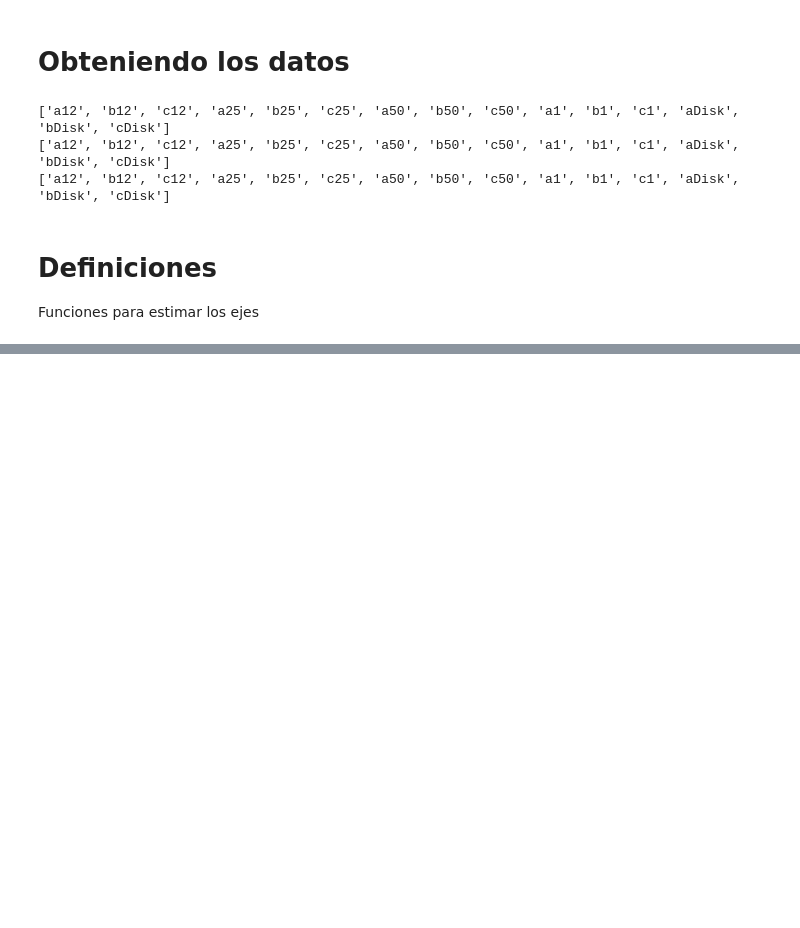
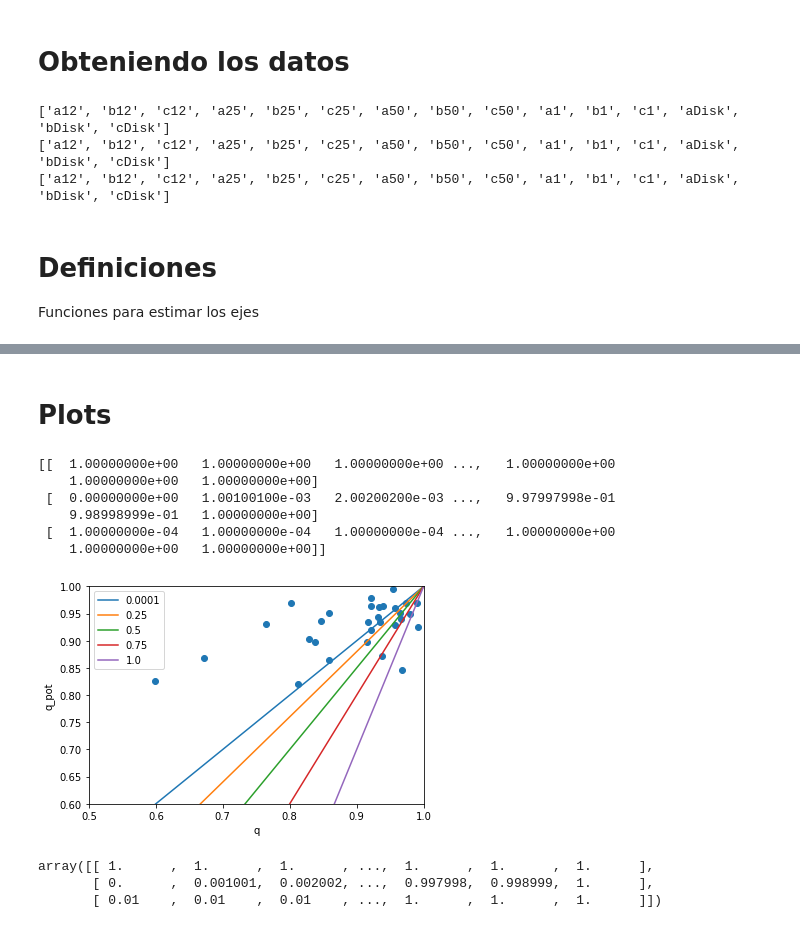
Before and after one commit to jdprada1760/Paper_Halo_shapes, a Jupyter notebook: Code/Shape_Methods_Comp.ipynb, the cells around one changed output, grey strips where cells are left out. Drawn from its saved outputs; the diff is of its cells as text; code cells hidden in the pictures; blank space fills up the shorter version.

```diff
--- a/Code/Shape_Methods_Comp.ipynb
+++ b/Code/Shape_Methods_Comp.ipynb
@@ -128,0 +181,64 @@ def get_potential_axes3(axes):
+# %% [markdown]
+# Plots
+# %%
+# VOLUMETRIC
+q = axesMHD[:,-2,1]/axesMHD[:,-2,0] # mid to major axial ratio
+s = axesMHD[:,-2,2]/axesMHD[:,-2,0] # minor to major axial ratio
+
+# ISODENSITY
+q_den = axes_den[:,-2,1]/axes_den[:,-2,0] # mid to major axial ratio
+s_den = axes_den[:,-2,2]/axes_den[:,-2,0] # minor to major axial ratio
+
+# ISODENSITY
+q_pot = axes_pot[:,-2,1]/axes_pot[:,-2,0] # mid to major axial ratio
+s_pot = axes_pot[:,-2,2]/axes_pot[:,-2,0] # minor to major axial ratio
+
+
+# Binney and Tremaine formula
+## (Q,S) = (f(q,s),g(q,s))
+# Given it is bivariate in each variable, we got to choose different values for s
+# Volumetric density semiaxes
+s_BT = np.array([0.0001,0.25,0.5,0.75,1]*1000)
+s_BT.sort()
+q_BT = np.array(5*list(np.linspace(0,1,1000)))
+axes_BT = np.zeros((3,5000))
+axes_BT[0] = 1.0
+# PRINCIPAL AXIS 1
+axes_BT[1] = q_BT
+axes_BT[2] = s_BT
+print(axes_BT)
+# The potential axes
+axes_BT_pot = get_potential_axes(axes_BT.copy())
+# ISODENSITY
+q_BT_pot = (axes_BT_pot[1]/axes_BT_pot[0]).reshape((5,1000)) # mid to major axial ratio
+s_BT_pot = (axes_BT_pot[2]/axes_BT_pot[0]).reshape((5,1000)) # minor to major axial ratio
+
+
+# Plots real data collected
+plt.scatter(q,q_pot)
+# Binney and tremaine plots
+for i in range(0,5):
+    plt.plot(q_BT[:1000],q_BT_pot[i],label = s_BT.reshape(5,1000)[i,0])
+
+
+plt.xlim(0.5,1)
+plt.ylim(0.6,1)
+
+plt.xlabel('q')
+plt.ylabel('q_pot')
+plt.legend()
+plt.show()
+# %% [output]
+[[  1.00000000e+00   1.00000000e+00   1.00000000e+00 ...,   1.00000000e+00
+    1.00000000e+00   1.00000000e+00]
+ [  0.00000000e+00   1.00100100e-03   2.00200200e-03 ...,   9.97997998e-01
+    9.98998999e-01   1.00000000e+00]
+ [  1.00000000e-04   1.00000000e-04   1.00000000e-04 ...,   1.00000000e+00
+    1.00000000e+00   1.00000000e+00]]
+[figure, added]
+# %%
+axes_BT
+# %% [output]
+array([[ 1.      ,  1.      ,  1.      , ...,  1.      ,  1.      ,  1.      ],
+       [ 0.      ,  0.001001,  0.002002, ...,  0.997998,  0.998999,  1.      ],
+       [ 0.01    ,  0.01    ,  0.01    , ...,  1.      ,  1.      ,  1.      ]])
```
Also changed, not shown: parts of 3 cells of this notebook.
